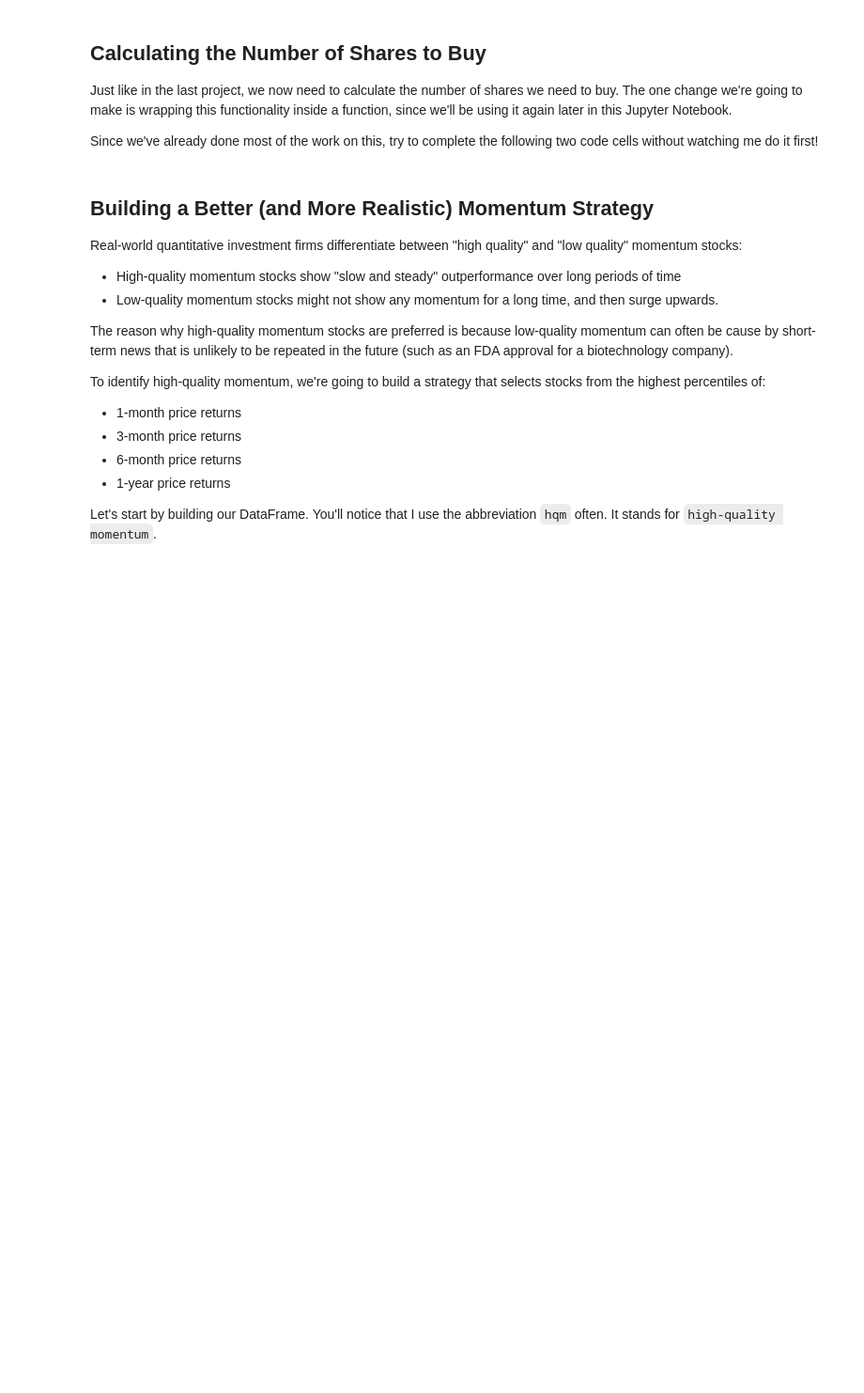
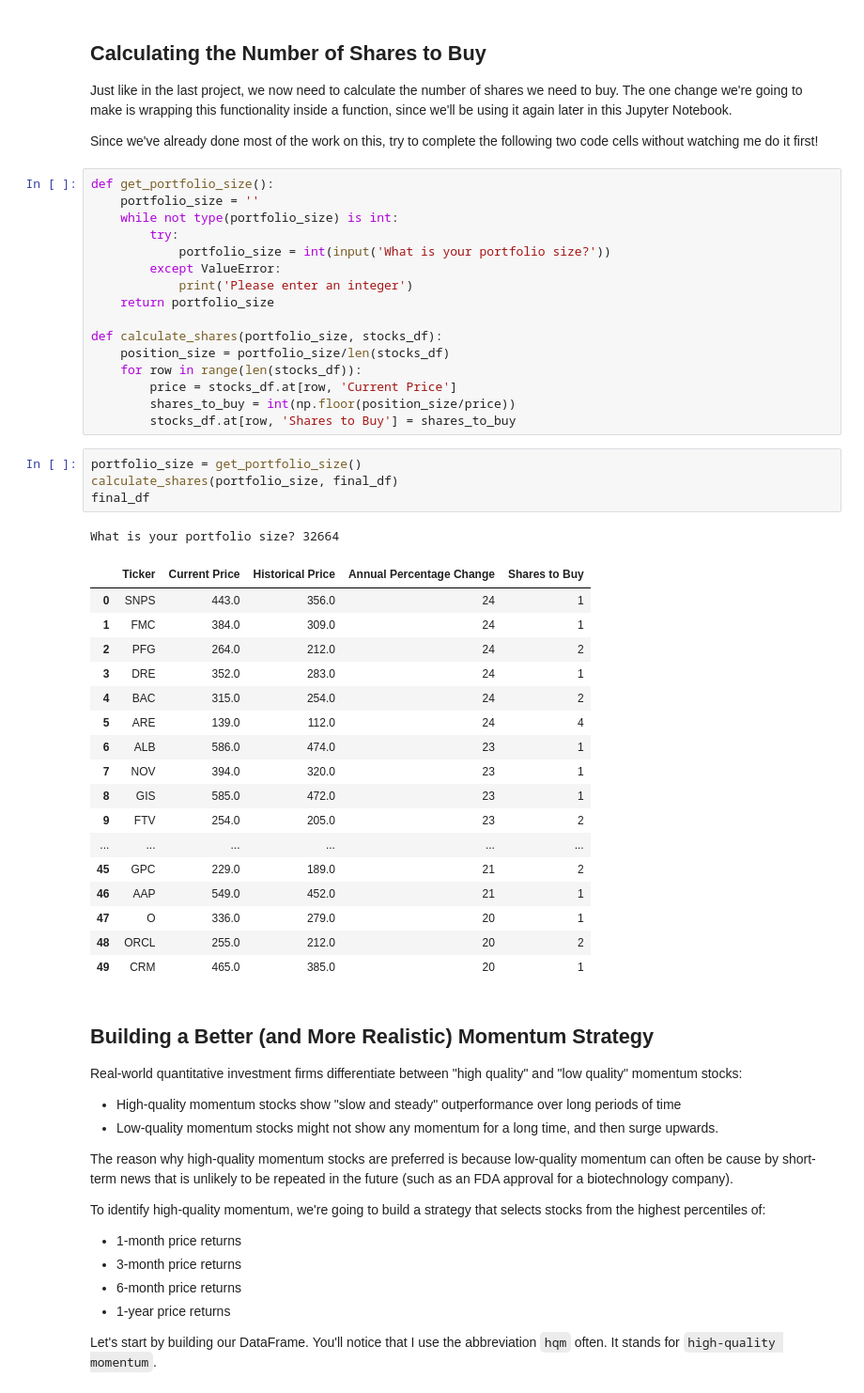
Before and after one commit to NoahH273/algorithmic-trading-python, a Jupyter notebook: starter_files/002_quantitative_momentum_strategy.ipynb, the cells around one changed output. Shown at 94% size. Saved outputs shown, nothing was run; the diff lists cells and outputs as text; blank space fills up the shorter version.

```diff
--- a/starter_files/002_quantitative_momentum_strategy.ipynb
+++ b/starter_files/002_quantitative_momentum_strategy.ipynb
@@ -65,6 +141,45 @@ Because of this, the next thing we need to do is remove all the stocks in our Da
 Just like in the last project, we now need to calculate the number of shares we need to buy. The one change we're going to make is wrapping this functionality inside a function, since we'll be using it again later in this Jupyter Notebook.
 
 Since we've already done most of the work on this, try to complete the following two code cells without watching me do it first!
+# %%
+def get_portfolio_size():
+    portfolio_size = ''
+    while not type(portfolio_size) is int:
+        try:
+            portfolio_size = int(input('What is your portfolio size?'))
+        except ValueError:
+            print('Please enter an integer')
+    return portfolio_size
+
+def calculate_shares(portfolio_size, stocks_df):
+    position_size = portfolio_size/len(stocks_df)
+    for row in range(len(stocks_df)):
+        price = stocks_df.at[row, 'Current Price']
+        shares_to_buy = int(np.floor(position_size/price))
+        stocks_df.at[row, 'Shares to Buy'] = shares_to_buy
+# %%
+portfolio_size = get_portfolio_size()
+calculate_shares(portfolio_size, final_df)
+final_df
+# %% [output]
+What is your portfolio size? 32664
+|  | Ticker | Current Price | Historical Price | Annual Percentage Change | Shares to Buy |
+| 0 | SNPS | 443.0 | 356.0 | 24 | 1 |
+| 1 | FMC | 384.0 | 309.0 | 24 | 1 |
+| 2 | PFG | 264.0 | 212.0 | 24 | 2 |
+| 3 | DRE | 352.0 | 283.0 | 24 | 1 |
+| 4 | BAC | 315.0 | 254.0 | 24 | 2 |
+| 5 | ARE | 139.0 | 112.0 | 24 | 4 |
+| 6 | ALB | 586.0 | 474.0 | 23 | 1 |
+| 7 | NOV | 394.0 | 320.0 | 23 | 1 |
+| 8 | GIS | 585.0 | 472.0 | 23 | 1 |
+| 9 | FTV | 254.0 | 205.0 | 23 | 2 |
+| ... | ... | ... | ... | ... | ... |
+| 45 | GPC | 229.0 | 189.0 | 21 | 2 |
+| 46 | AAP | 549.0 | 452.0 | 21 | 1 |
+| 47 | O | 336.0 | 279.0 | 20 | 1 |
+| 48 | ORCL | 255.0 | 212.0 | 20 | 2 |
+| 49 | CRM | 465.0 | 385.0 | 20 | 1 |
 # %% [markdown]
 ## Building a Better (and More Realistic) Momentum Strategy
 
```
Also changed, not shown: parts of 7 cells of this notebook.
